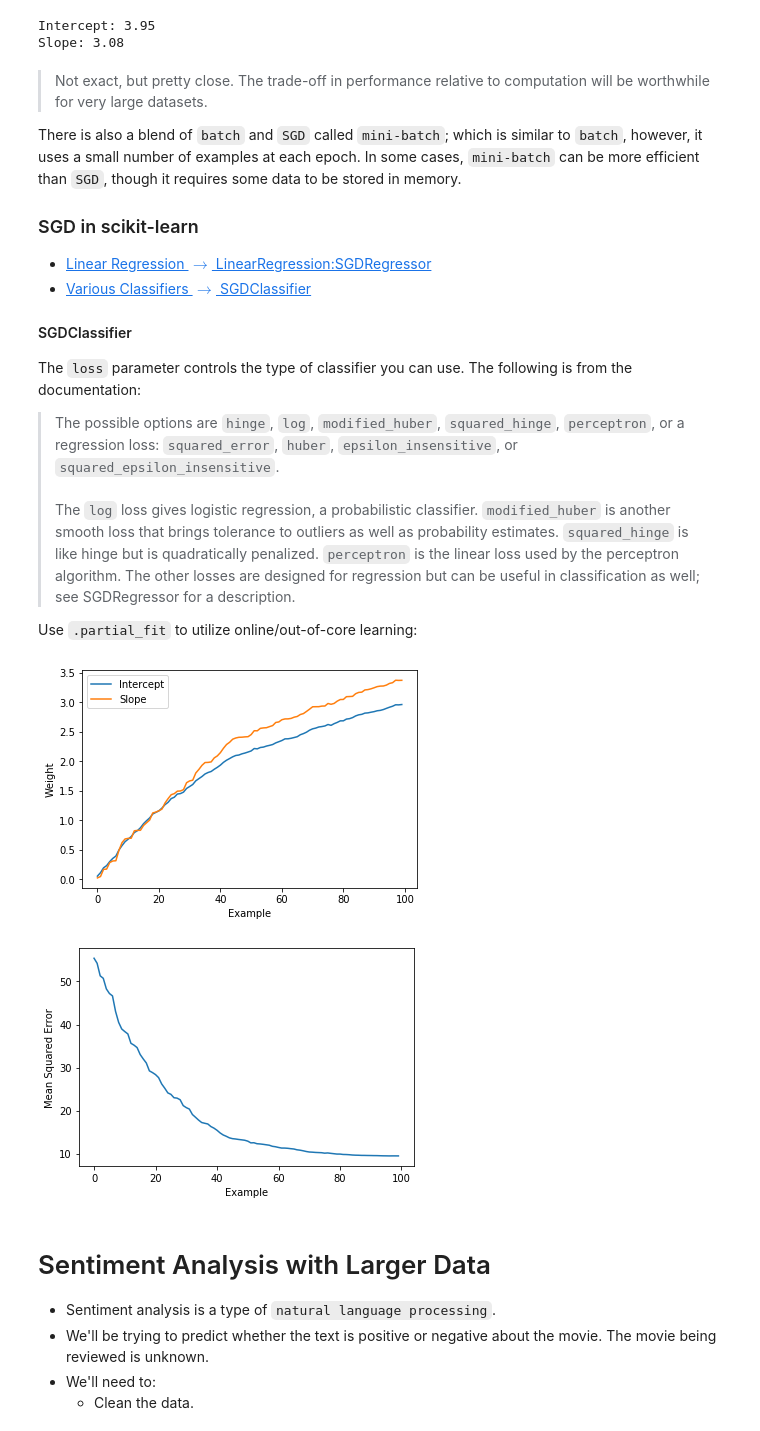
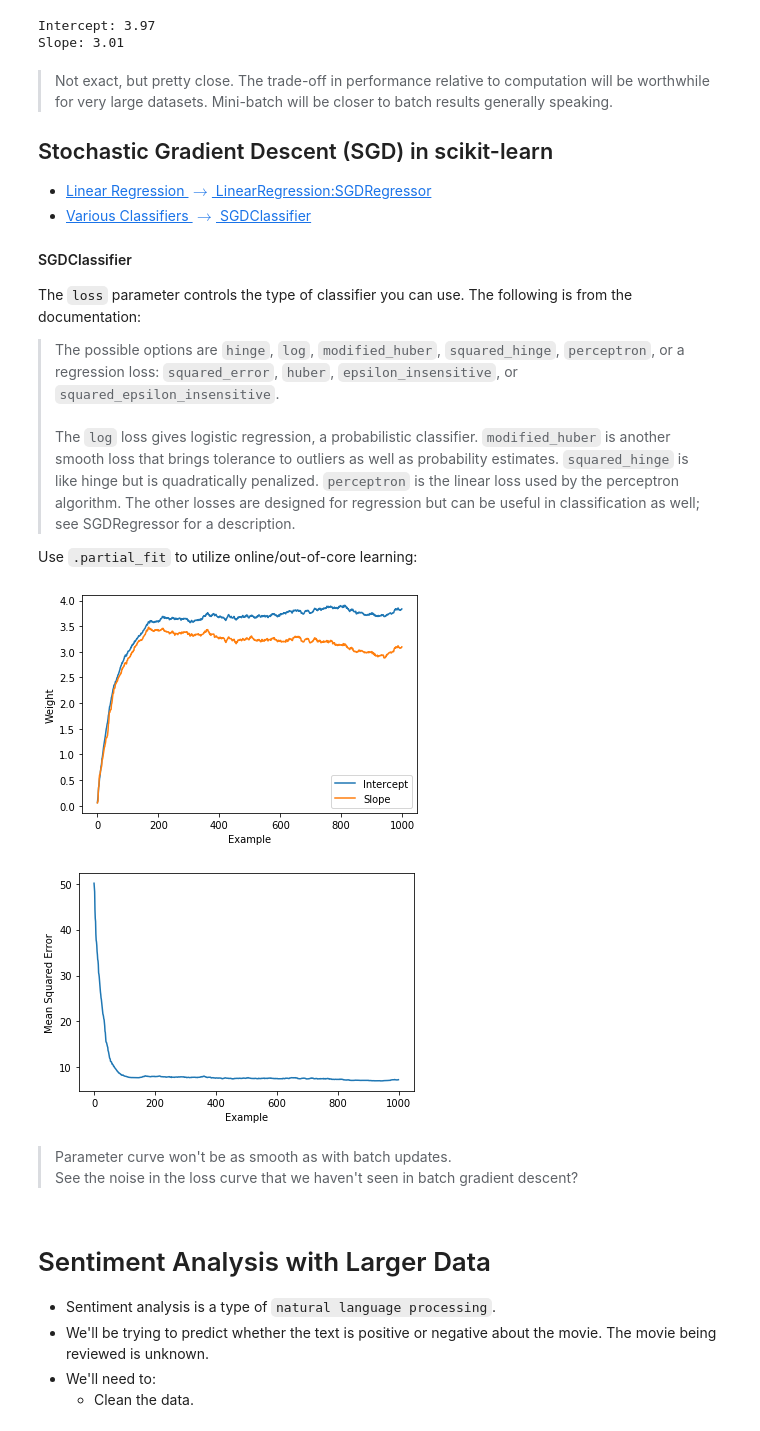
Before and after one commit to appliedecon/data602-lectures, a Jupyter notebook: online-learning/online-learning-and-sgd.ipynb, the cells around one changed output. Saved outputs shown, nothing was run; the diff lists cells and outputs as text; code cells hidden in the pictures.

Commit message:
Add files via upload
Added chunking example and minor edits to core notebook.

```diff
--- a/online-learning/online-learning-and-sgd.ipynb
+++ b/online-learning/online-learning-and-sgd.ipynb
@@ -39,8 +42,8 @@ import numpy as np
 import matplotlib.pyplot as plt
 %matplotlib inline
 
-X = 2 * np.random.rand(100,1)
-y = 4 + 3 * X + np.random.randn(100,1)
+X = 2 * np.random.rand(1000,1)
+y = 4 + 3 * X + np.random.randn(1000,1)
 
 plt.scatter(X, y)
 plt.show()
@@ -51,4 +55,4 @@ plt.show()
 # %%
-X_b = np.c_[np.ones((100,1)), X]
+X_b = np.c_[np.ones((1000,1)), X]
 X_b[0, :]
 # %% [output]
@@ -55,0 +64,29 @@ array([1.        , 1.03981919])
+# %%
+import numpy as np
+
+n_epochs = 25000
+m = 1
+t0, t1 = 5, 50
+
+def learning_schedule(t):
+    return t0 / (t + t1)
+
+# initialization to random numbers
+# recall this will cause the results to differ each time unless we freeze the seed
+theta = np.random.randn(2,1)
+
+for epoch in range(n_epochs):
+    for i in range(m):
+        random_index = np.random.randint(m)
+
+        # shuffling the dataset
+        xi = X_b[random_index:random_index+1]
+        yi = y[random_index:random_index+1]
+
+        gradients = 2 * xi.T.dot(xi.dot(theta) - yi)
+        eta = learning_schedule(epoch * m + i)
+        theta -= eta * gradients
+
+theta1, theta2 = theta
+print(f'Intercept: {float(theta1):.2f}')
+print(f'Slope: {float(theta2):.2f}')
@@ -56,14 +100,15 @@ array([1.        , 1.03981919])
 # %%
 import numpy as np
 
-n_epochs = 50
-m = 50
+n_epochs = 500
+m = 100
 t0, t1 = 5, 50
 
 def learning_schedule(t):
     return t0 / (t + t1)
 
-# initialization
+# initialization to random numbers
+# recall this will cause the results to differ each time unless we freeze the seed
 theta = np.random.randn(2,1)
 
 for epoch in range(n_epochs):
@@ -95,14 +141,12 @@ m = lm.coef_[0][1]
 print(f'Intercept: {s:.2f}')
 print(f'Slope: {m:.2f}')
 # %% [output]
-Intercept: 3.95
-Slope: 3.08
+Intercept: 3.97
+Slope: 3.01
 # %% [markdown]
-> Not exact, but pretty close. The trade-off in performance relative to computation will be worthwhile for very large datasets.
+> Not exact, but pretty close. The trade-off in performance relative to computation will be worthwhile for very large datasets. Mini-batch will be closer to batch results generally speaking.
 
-There is also a blend of `batch` and `SGD` called `mini-batch`; which is similar to `batch`, however, it uses a small number of examples at each epoch. In some cases, `mini-batch` can be more efficient than `SGD`, though it requires some data to be stored in memory.
-
-### SGD in scikit-learn
+## Stochastic Gradient Descent (SGD) in scikit-learn
 - [Linear Regression $\rightarrow$ LinearRegression:SGDRegressor](https://scikit-learn.org/stable/modules/generated/sklearn.linear_model.SGDRegressor.html#sklearn.linear_model.SGDRegressor)
 - [Various Classifiers $\rightarrow$ SGDClassifier](https://scikit-learn.org/stable/modules/generated/sklearn.linear_model.SGDClassifier.html#sklearn.linear_model.SGDClassifier)
 
@@ -124,39 +168,42 @@ sgd_lm = SGDRegressor(fit_intercept=False,
                      )
 
 samples = X_b.shape[0]
-random_idx = np.random.choice(range(100), size=100, replace=False)
+random_idx = np.random.choice(range(1000), size=1000, replace=False)
 
 X_b = X_b[random_idx]
 y = y[random_idx]
 
 coefs = list()
 mses = list()
 
 for i in range(samples):
     sgd_lm = sgd_lm.partial_fit(X_b[i:i+1], y[i:i+1].ravel())
 
     b = sgd_lm.coef_[0]
     m = sgd_lm.coef_[1]
     coefs.append((b, m))
 
     yhat = sgd_lm.predict(X_b)
     mse = ((y - yhat)**2).mean()
     mses.append(mse)
 
 plt.plot(range(samples), [x[0] for x in coefs])
 plt.plot(range(samples), [x[1] for x in coefs])
 plt.legend(['Intercept', 'Slope'])
 plt.xlabel('Example')
 plt.ylabel('Weight')
 plt.show()
 
 plt.plot(range(samples), mses)
 plt.xlabel('Example')
 plt.ylabel('Mean Squared Error')
 plt.show()
 # %% [output]
-[figure, old version]
+[figure, new version]
-[figure, old version]
+[figure, new version]
+# %% [markdown]
+> Parameter curve won't be as smooth as with batch updates.
+> See the noise in the loss curve that we haven't seen in batch gradient descent?
 # %% [markdown]
 # Sentiment Analysis with Larger Data
 - Sentiment analysis is a type of `natural language processing`.
```
Also changed, not shown: parts of 18 cells of this notebook.
